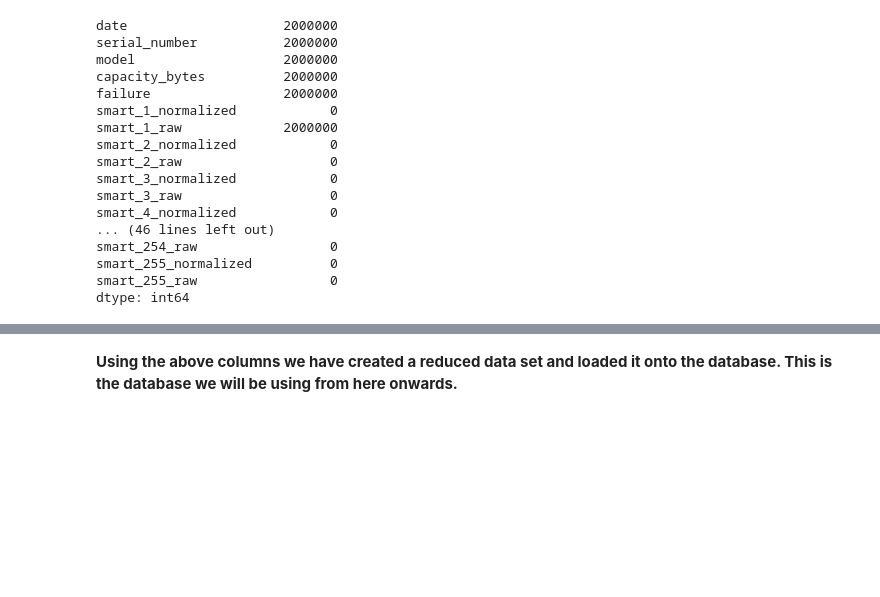
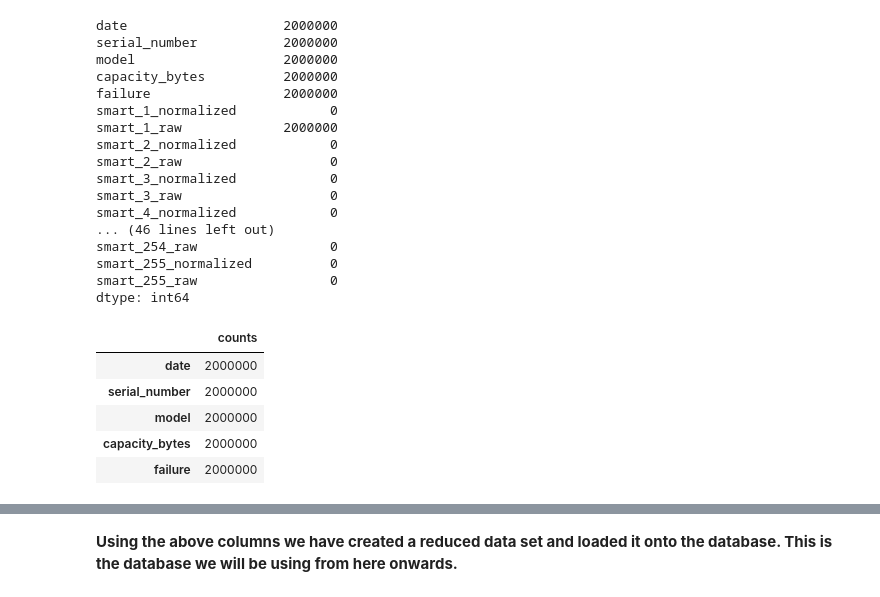
Before and after one commit to ababook/intro-python-data-science, a Jupyter notebook: hard-disk/Refine.ipynb, the cells around one changed output, grey strips where cells are left out. Saved outputs shown, nothing was run; the diff lists cells and outputs as text; code cells hidden in the pictures; blank space fills up the shorter version.

```diff
--- a/hard-disk/Refine.ipynb
+++ b/hard-disk/Refine.ipynb
@@ -45,0 +44,9 @@ dtype: int64
+# %%
+total_count_df.head()
+# %% [output]
+|  | counts |
+| date | 2000000 |
+| serial_number | 2000000 |
+| model | 2000000 |
+| capacity_bytes | 2000000 |
+| failure | 2000000 |
```
Also changed, not shown: parts of 7 cells of this notebook, 3 other files.
